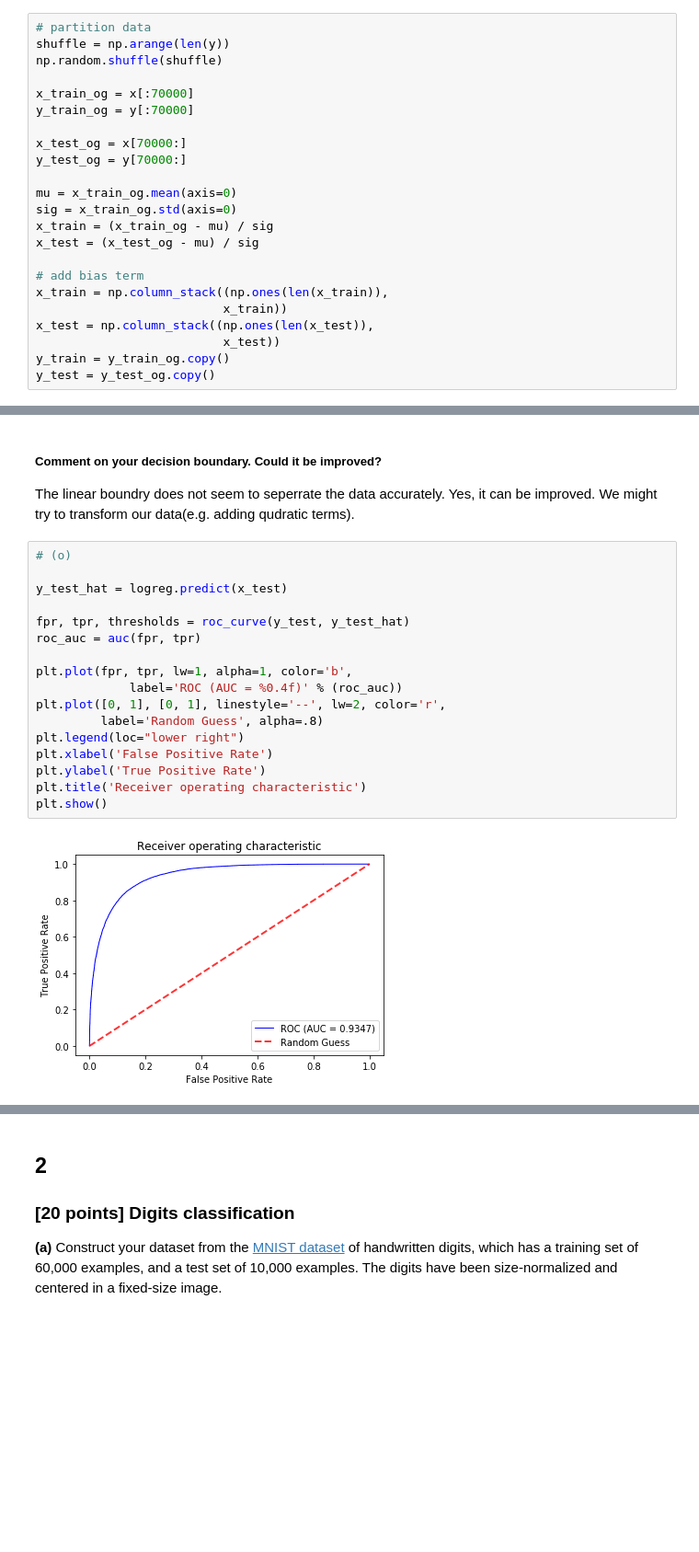
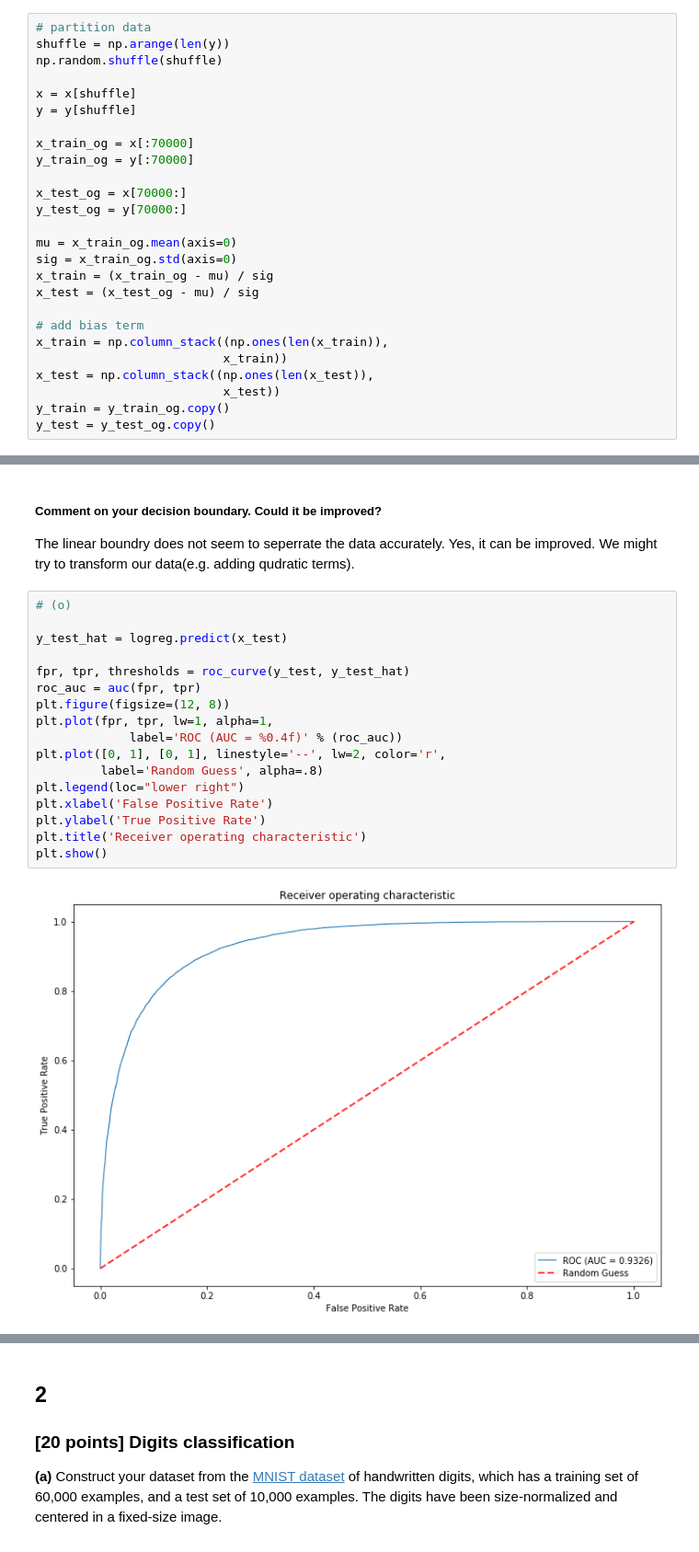
Before and after one commit to chrimiway/machine-learning-course, a Jupyter notebook: Assignment3.ipynb, the cells around one changed output, grey strips where cells are left out. Shown at 92% size. Drawn from its saved outputs; the diff is of its cells as text; blank space fills up the shorter version.

```diff
--- a/Assignment3.ipynb
+++ b/Assignment3.ipynb
@@ -191,6 +191,9 @@ class LogisticReg:
 # partition data
 shuffle = np.arange(len(y))
 np.random.shuffle(shuffle)
+
+x = x[shuffle]
+y = y[shuffle]
 
 x_train_og = x[:70000]
 y_train_og = y[:70000]
@@ -420,22 +415,22 @@ The linear boundry does not seem to seperrate the data accurately. Yes, it can b
 # %%
 # (o)
 
 y_test_hat = logreg.predict(x_test)
 
 fpr, tpr, thresholds = roc_curve(y_test, y_test_hat)
 roc_auc = auc(fpr, tpr)
-
-plt.plot(fpr, tpr, lw=1, alpha=1, color='b',
+plt.figure(figsize=(12, 8))
+plt.plot(fpr, tpr, lw=1, alpha=1,
              label='ROC (AUC = %0.4f)' % (roc_auc))
 plt.plot([0, 1], [0, 1], linestyle='--', lw=2, color='r',
          label='Random Guess', alpha=.8)
 plt.legend(loc="lower right")
 plt.xlabel('False Positive Rate')
 plt.ylabel('True Positive Rate')
 plt.title('Receiver operating characteristic')
 plt.show()
 # %% [output]
-[figure, old version]
+[figure, new version]
 # %%
 # What area under the curve (AUC) does your model achieve? How does your model compare in terms of performance?
 print('area under the curve (AUC) = {:.4f}'.format(roc_auc), ", which is far more better than random guess!")
```
Also changed, not shown: parts of 52 cells of this notebook.
